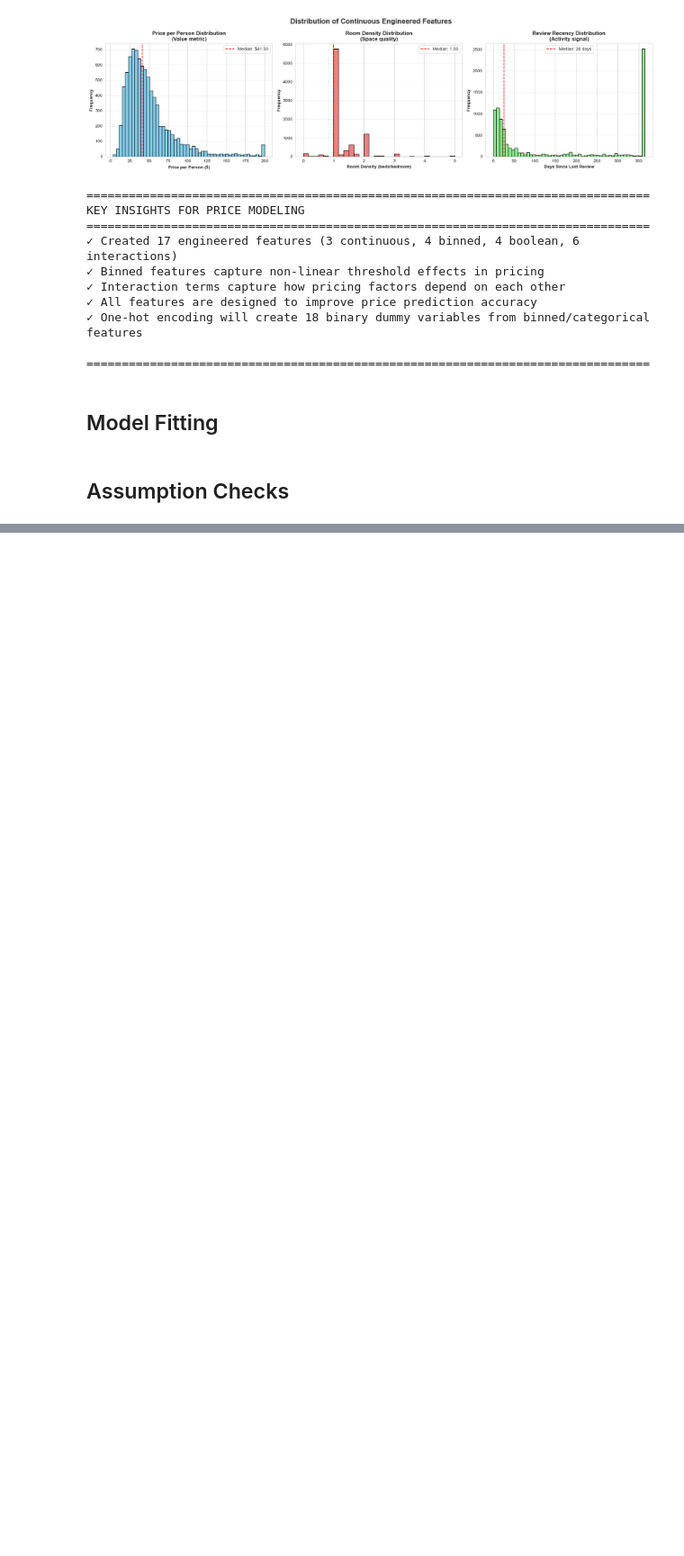
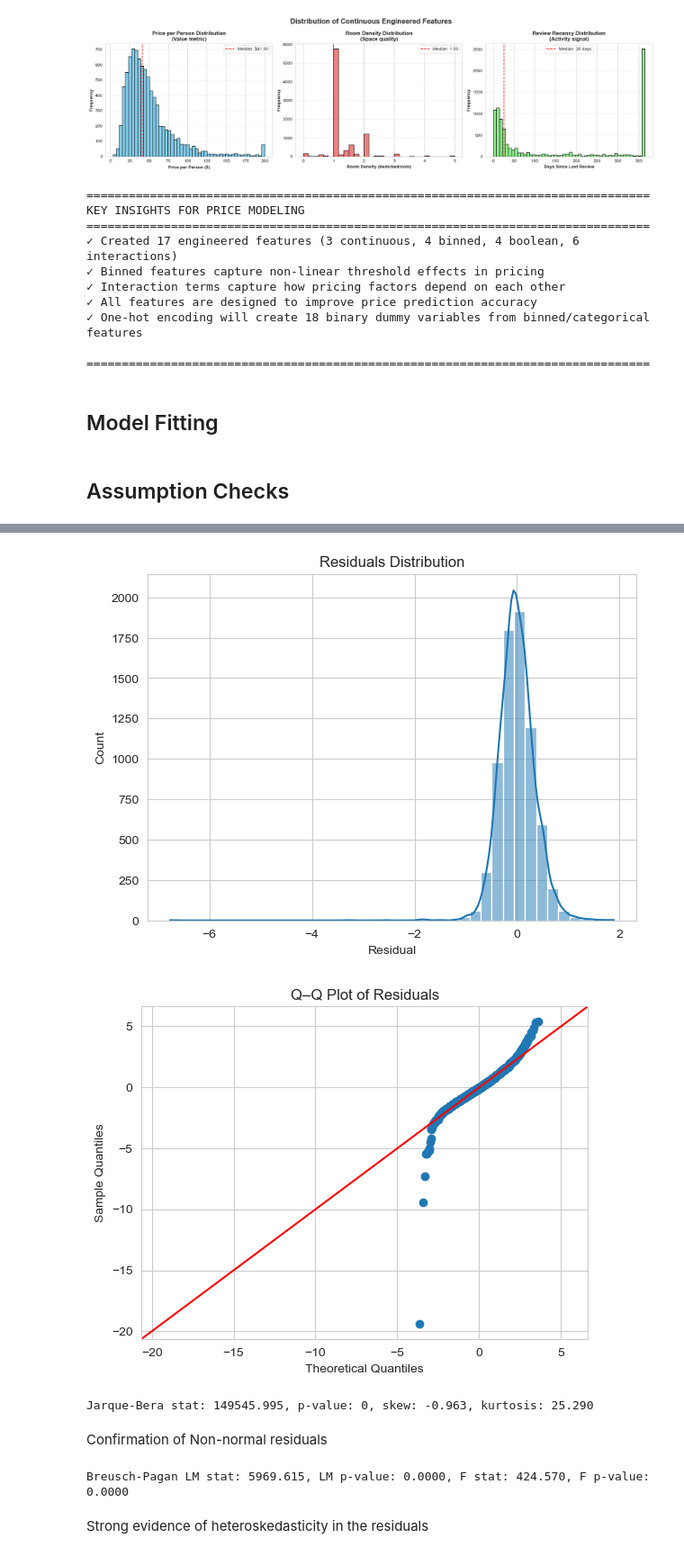
Before and after one commit to othmane-zizi-pro/airbnb_ml_price_prediction, a Jupyter notebook: airbnb_ml_model.ipynb, the cells around one changed output, grey strips where cells are left out. Shown at 90% size. Cells and saved outputs as stored; diff of their text form; code cells hidden in the pictures; blank space fills up the shorter version.

```diff
--- a/airbnb_ml_model.ipynb
+++ b/airbnb_ml_model.ipynb
@@ -1911,0 +2003,39 @@ KEY INSIGHTS FOR PRICE MODELING
+# %%
+
+from statsmodels.nonparametric.smoothers_lowess import lowess
+from statsmodels.stats.stattools import jarque_bera, durbin_watson
+from statsmodels.stats.diagnostic import het_breuschpagan
+from statsmodels.stats.outliers_influence import variance_inflation_factor
+
+# Histogram + KDE
+plt.figure(figsize=(7,5))
+sns.histplot(residuals, kde=True, bins=40)
+plt.xlabel('Residual')
+plt.title('Residuals Distribution')
+plt.show()
+
+# Q–Q plot
+sm.qqplot(residuals, line='45', fit=True)
+plt.title('Q–Q Plot of Residuals')
+plt.show()
+
+# Jarque–Bera normality test
+jb_stat, jb_p, skew, kurt = jarque_bera(residuals)
+print(f"Jarque-Bera stat: {jb_stat:.3f}, p-value: {jb_p:.3g}, skew: {skew:.3f}, kurtosis: {kurt:.3f}")
+# %% [output]
+[figure, added]
+[figure, added]
+Jarque-Bera stat: 149545.995, p-value: 0, skew: -0.963, kurtosis: 25.290
+# %% [markdown]
+Confirmation of Non-normal residuals
+# %%
+# Visual check already in residuals vs fitted (above)
+
+# Breusch–Pagan test for heteroskedasticity
+bp_stat, bp_p, bp_f, bp_fp = het_breuschpagan(residuals, model.model.exog)
+print(f"Breusch-Pagan LM stat: {bp_stat:.3f}, LM p-value: {bp_p:.4f}, "
+      f"F stat: {bp_f:.3f}, F p-value: {bp_fp:.4f}")
+# %% [output]
+Breusch-Pagan LM stat: 5969.615, LM p-value: 0.0000, F stat: 424.570, F p-value: 0.0000
+# %% [markdown]
+Strong evidence of heteroskedasticity in the residuals
```
Also changed, not shown: parts of 12 cells of this notebook.
